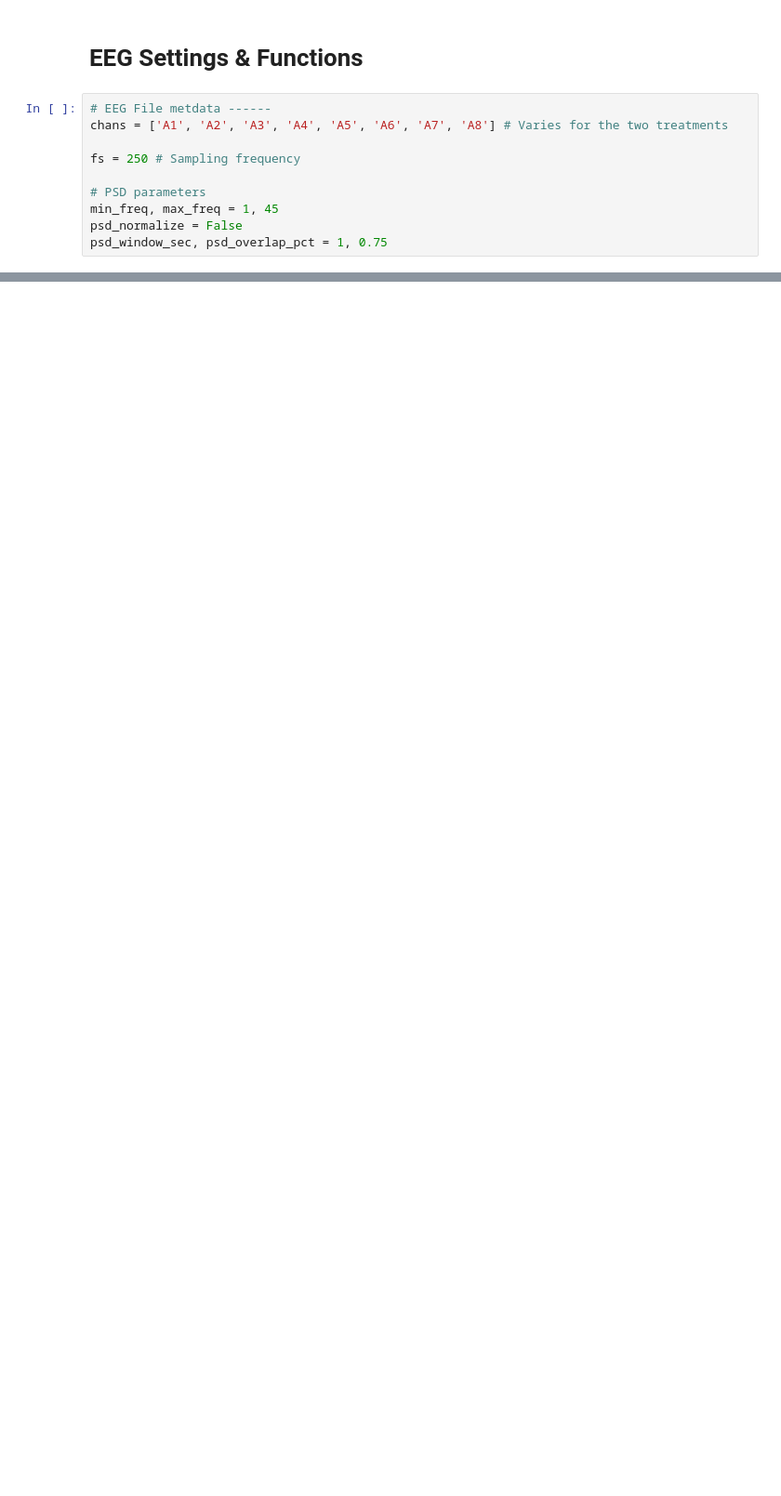
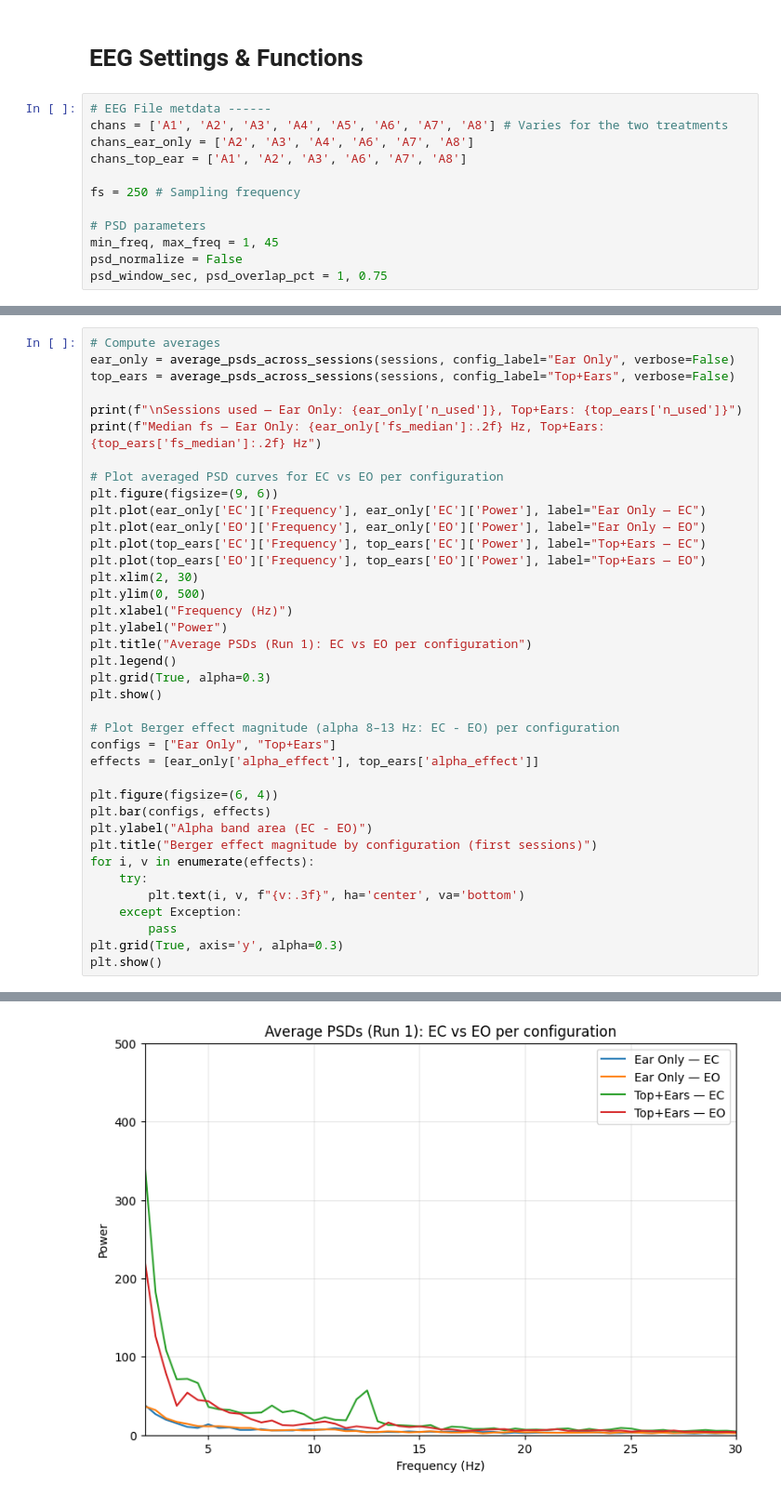
Before and after one commit to SamedVossberg/neuro_headphone_study, a Jupyter notebook: Code/preprocessing_headphonesV2_08_2025.ipynb, the cells around one changed output, grey strips where cells are left out. Shown at 93% size. Saved outputs shown, nothing was run; the diff lists cells and outputs as text; blank space fills up the shorter version.

```diff
--- a/Code/preprocessing_headphonesV2_08_2025.ipynb
+++ b/Code/preprocessing_headphonesV2_08_2025.ipynb
@@ -125,6 +130,8 @@ def get_actionlog_times(logs_df):
 # %%
 # EEG File metdata ------
 chans = ['A1', 'A2', 'A3', 'A4', 'A5', 'A6', 'A7', 'A8'] # Varies for the two treatments
+chans_ear_only = ['A2', 'A3', 'A4', 'A6', 'A7', 'A8']
+chans_top_ear = ['A1', 'A2', 'A3', 'A6', 'A7', 'A8']
 
 fs = 250 # Sampling frequency
 
@@ -285,0 +485,39 @@ Name: Condition, Length: 255418, dtype: object
+# %%
+# Compute averages
+ear_only = average_psds_across_sessions(sessions, config_label="Ear Only", verbose=False)
+top_ears = average_psds_across_sessions(sessions, config_label="Top+Ears", verbose=False)
+
+print(f"\nSessions used — Ear Only: {ear_only['n_used']}, Top+Ears: {top_ears['n_used']}")
+print(f"Median fs — Ear Only: {ear_only['fs_median']:.2f} Hz, Top+Ears: {top_ears['fs_median']:.2f} Hz")
+
+# Plot averaged PSD curves for EC vs EO per configuration
+plt.figure(figsize=(9, 6))
+plt.plot(ear_only['EC']['Frequency'], ear_only['EC']['Power'], label="Ear Only — EC")
+plt.plot(ear_only['EO']['Frequency'], ear_only['EO']['Power'], label="Ear Only — EO")
+plt.plot(top_ears['EC']['Frequency'], top_ears['EC']['Power'], label="Top+Ears — EC")
+plt.plot(top_ears['EO']['Frequency'], top_ears['EO']['Power'], label="Top+Ears — EO")
+plt.xlim(2, 30)
+plt.ylim(0, 500)
+plt.xlabel("Frequency (Hz)")
+plt.ylabel("Power")
+plt.title("Average PSDs (Run 1): EC vs EO per configuration")
+plt.legend()
+plt.grid(True, alpha=0.3)
+plt.show()
+
+# Plot Berger effect magnitude (alpha 8–13 Hz: EC - EO) per configuration
+configs = ["Ear Only", "Top+Ears"]
+effects = [ear_only['alpha_effect'], top_ears['alpha_effect']]
+
+plt.figure(figsize=(6, 4))
+plt.bar(configs, effects)
+plt.ylabel("Alpha band area (EC - EO)")
+plt.title("Berger effect magnitude by configuration (first sessions)")
+for i, v in enumerate(effects):
+    try:
+        plt.text(i, v, f"{v:.3f}", ha='center', va='bottom')
+    except Exception:
+        pass
+plt.grid(True, axis='y', alpha=0.3)
+plt.show()
+# %% [output]
@@ -285,0 +538 @@ Name: Condition, Length: 255418, dtype: object
+[figure, added]
```
Also changed, not shown: parts of 18 cells of this notebook, 2 other files.
